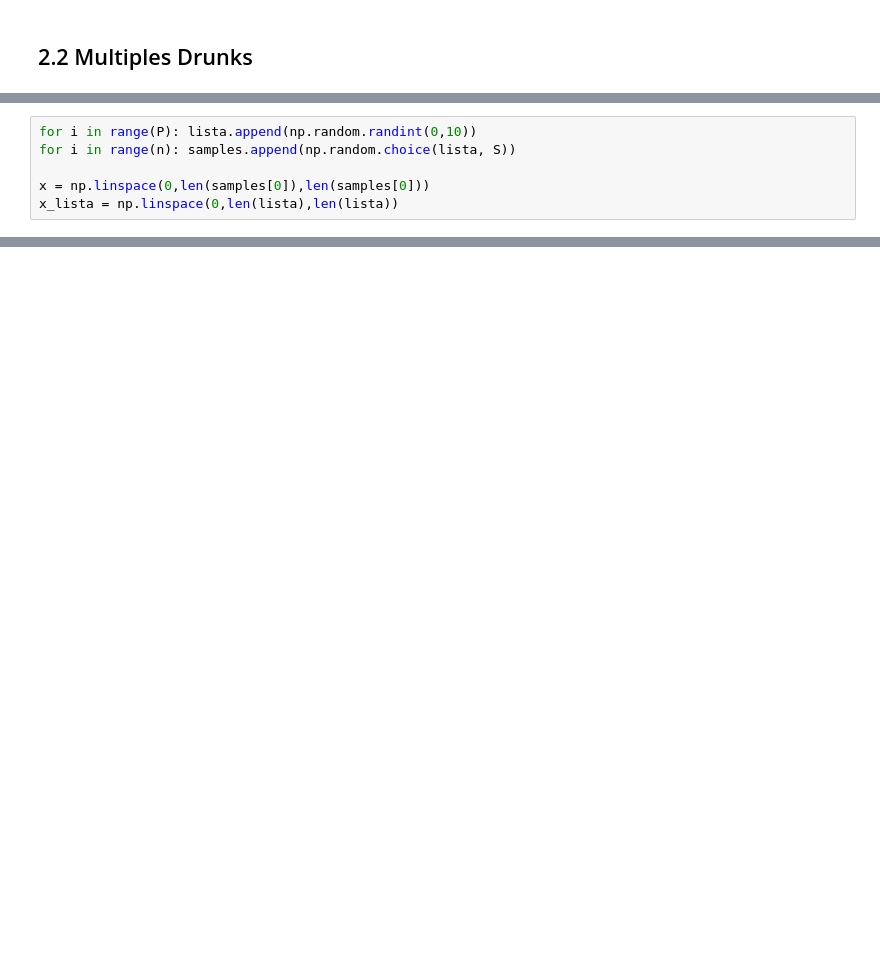
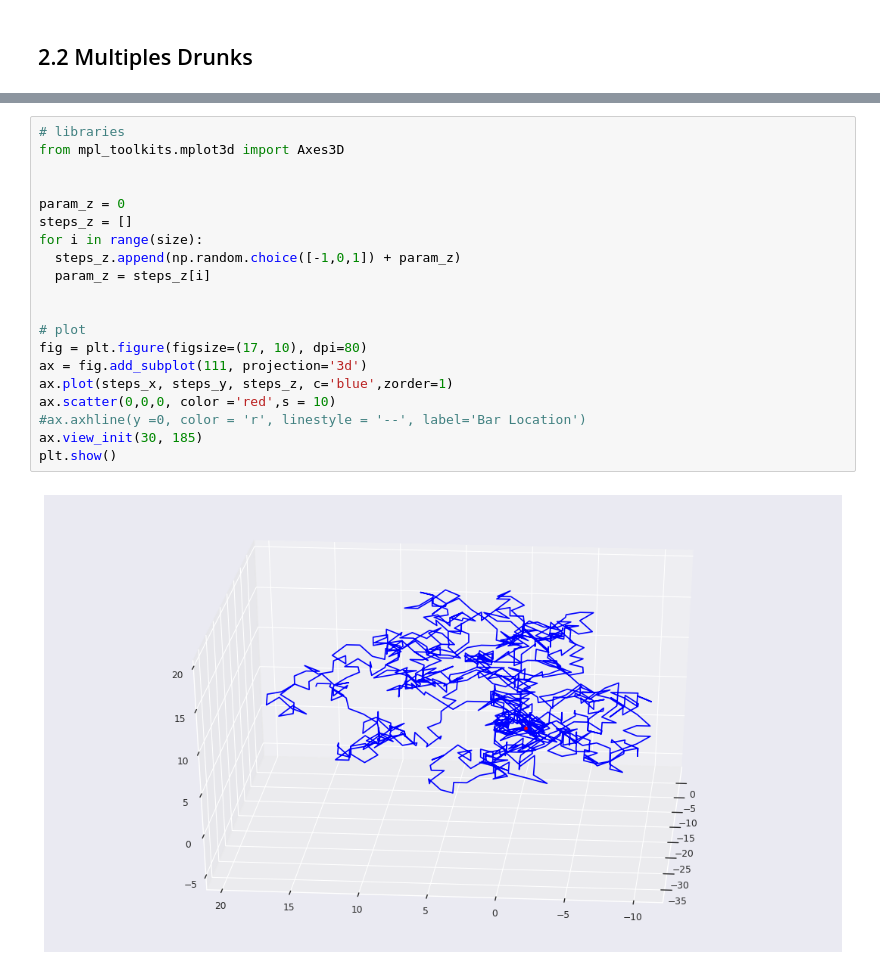
Before and after one commit to barauna-lo/Computational_Statistics, a Jupyter notebook: HandsOn_04/CAP413_HandsOn_04_Barauna.ipynb, the cells around one changed output, grey strips where cells are left out. Drawn from its saved outputs; the diff is of its cells as text; blank space fills up the shorter version.

```diff
--- a/HandsOn_04/CAP413_HandsOn_04_Barauna.ipynb
+++ b/HandsOn_04/CAP413_HandsOn_04_Barauna.ipynb
@@ -387,6 +175,0 @@ plt.show()
-# %%
-for i in range(P): lista.append(np.random.randint(0,10))
-for i in range(n): samples.append(np.random.choice(lista, S))
-
-x = np.linspace(0,len(samples[0]),len(samples[0]))
-x_lista = np.linspace(0,len(lista),len(lista))
@@ -808,0 +211,22 @@ plt.show()
+# %%
+# libraries
+from mpl_toolkits.mplot3d import Axes3D
+
+
+param_z = 0
+steps_z = []
+for i in range(size):
+  steps_z.append(np.random.choice([-1,0,1]) + param_z)
+  param_z = steps_z[i]
+
+
+# plot
+fig = plt.figure(figsize=(17, 10), dpi=80)
+ax = fig.add_subplot(111, projection='3d')
+ax.plot(steps_x, steps_y, steps_z, c='blue',zorder=1)
+ax.scatter(0,0,0, color ='red',s = 10)
+#ax.axhline(y =0, color = 'r', linestyle = '--', label='Bar Location')
+ax.view_init(30, 185)
+plt.show()
+# %% [output]
+[figure, added]
```
Also changed, not shown: parts of 35 cells of this notebook.
